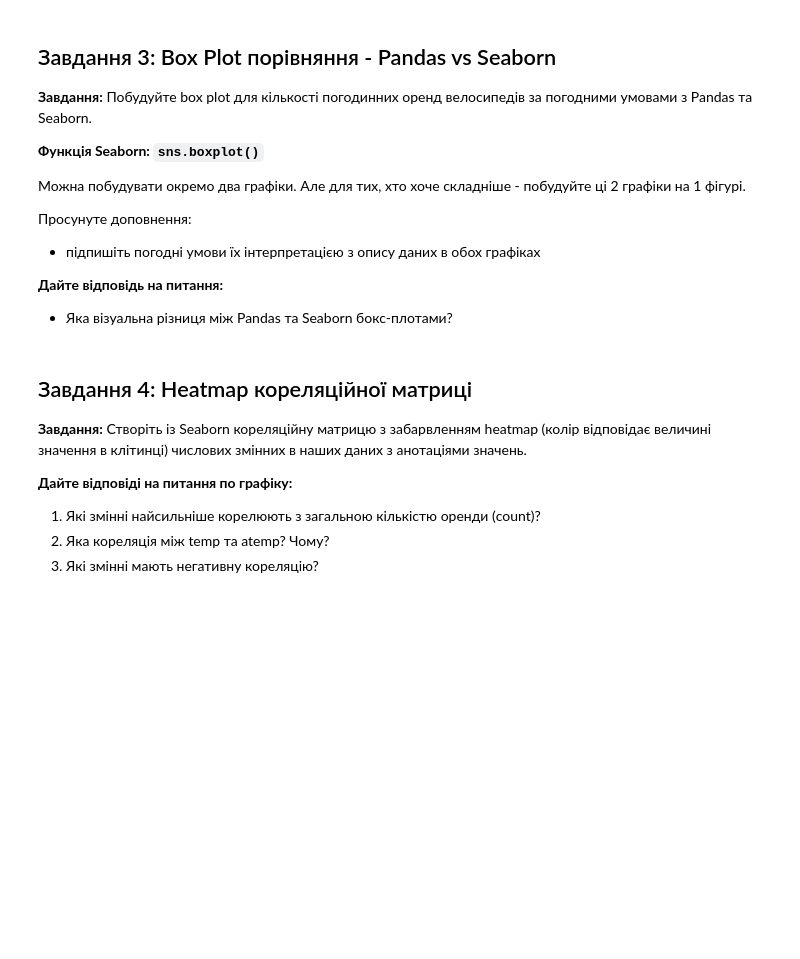
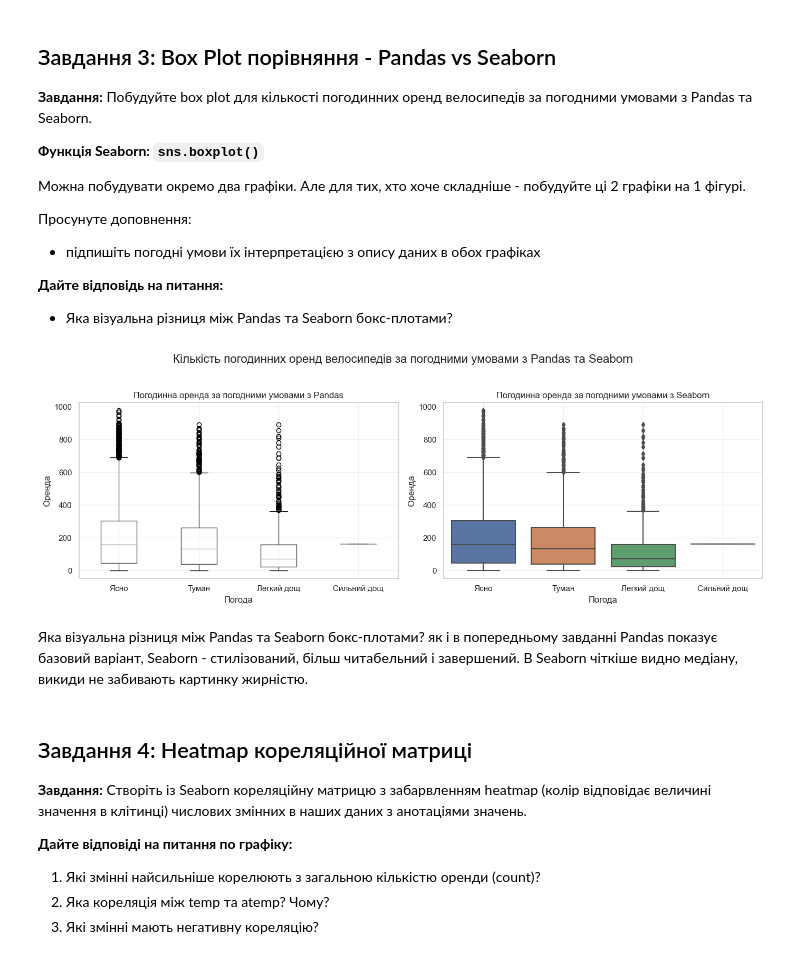
Before and after one commit to OlenaBabko/DataAnalytics_DataLovesAcademy, a Jupyter notebook: modul_11_Visualisation_Matplotlib_Seaborn_Plotly/hw/HW_11_3_Stat_Visual_Seaborn.ipynb, the cells around one changed output. Saved outputs shown, nothing was run; the diff lists cells and outputs as text; code cells hidden in the pictures; blank space fills up the shorter version.

Commit message:
hw3 Stat visual Seaborn (tasks 3-4)

```diff
--- a/modul_11_Visualisation_Matplotlib_Seaborn_Plotly/hw/HW_11_3_Stat_Visual_Seaborn.ipynb
+++ b/modul_11_Visualisation_Matplotlib_Seaborn_Plotly/hw/HW_11_3_Stat_Visual_Seaborn.ipynb
@@ -218,6 +219,54 @@ plt.show()
 
 **Дайте відповідь на питання:**
 - Яка візуальна різниця між Pandas та Seaborn бокс-плотами?
+# %%
+weather_labels = {
+    1: "Ясно",
+    2: "Туман",
+    3: "Легкий дощ",
+    4: "Сильний дощ"
+}
+# %%
+df["weather_name"] = df["weather"].map(weather_labels)
+# %%
+weather_order = ["Ясно", "Туман", "Легкий дощ", "Сильний дощ"]
+
+df["weather_name"] = pd.Categorical(
+    df["weather_name"],
+    categories=weather_order,
+    ordered=True
+)
+# %%
+fig, ax = plt.subplots(1, 2, figsize=(14, 5))
+
+# 1 - Pandas box plot
+df.boxplot(column="count", by="weather_name", ax=ax[0])
+
+ax[0].set_title("Погодинна оренда за погодними умовами з Pandas")
+ax[0].set_xlabel("Погода")
+ax[0].set_ylabel("Оренда")
+ax[0].grid(True, alpha=0.3)
+
+# 2 - Seaborn box plot
+sns.boxplot(data=df, x="weather_name", y="count", ax=ax[1])
+
+ax[1].set_title("Погодинна оренда за погодними умовами з Seaborn")
+ax[1].set_xlabel("Погода")
+ax[1].set_ylabel("Оренда")
+ax[1].grid(True, alpha=0.3)
+
+
+# Заголовок всієї сітки
+fig.suptitle("Кількість погодинних оренд велосипедів за погодними умовами з Pandas та Seaborn", fontsize=16)
+fig.tight_layout(rect=[0, 0, 1, 0.95])
+
+plt.savefig("boxplot_pandas_vs_seaborn.png", dpi=300, bbox_inches="tight")
+plt.show()
+# %% [output]
+[figure, added]
+# %% [markdown]
+Яка візуальна різниця між Pandas та Seaborn бокс-плотами?
+як і в попередньому завданні Pandas показує базовий варіант, Seaborn - стилізований, більш читабельний і завершений. В Seaborn чіткіше видно медіану, викиди не забивають картинку жирністю.
 # %% [markdown]
 <!-- - -->
 ## Завдання 4: Heatmap кореляційної матриці
```
Also changed, not shown: parts of 7 cells of this notebook.
